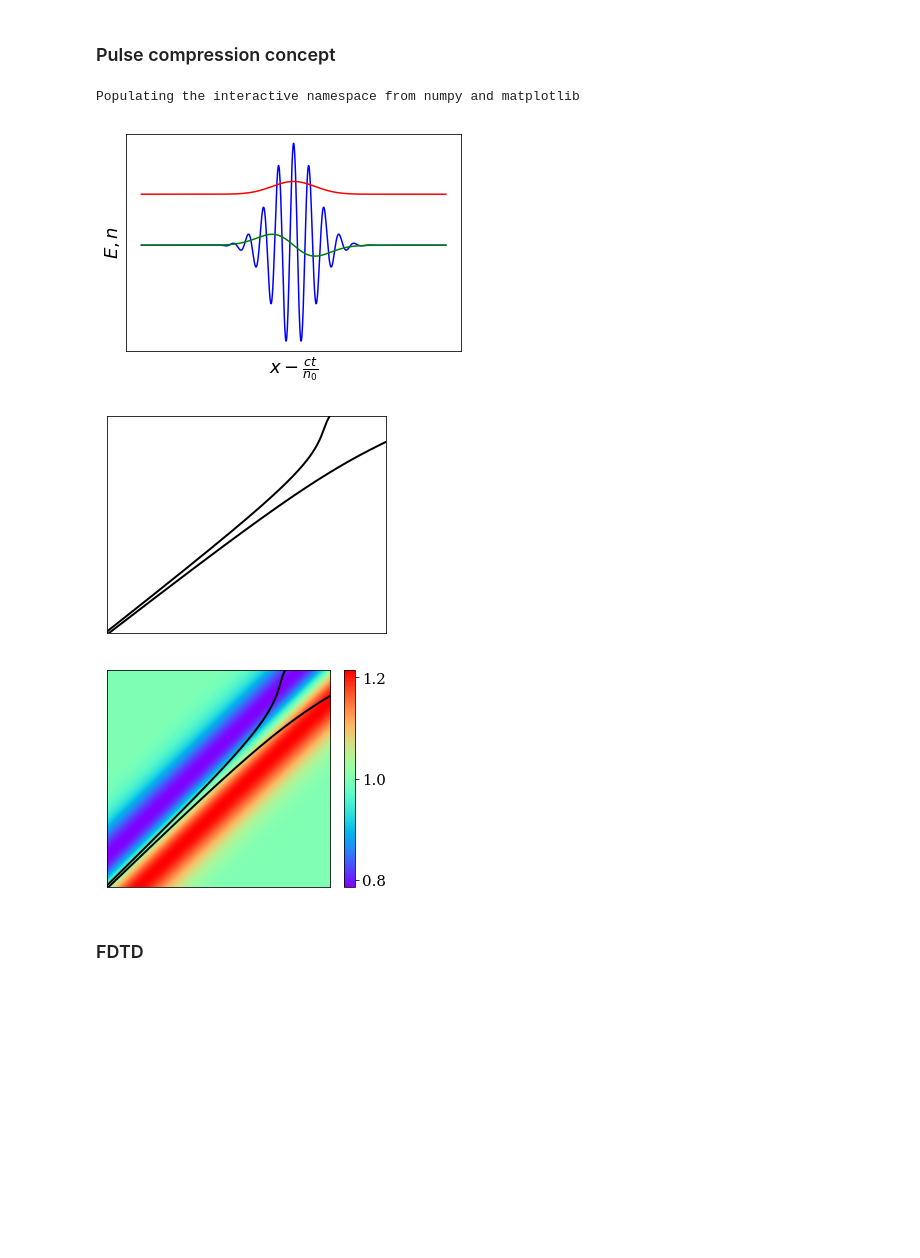
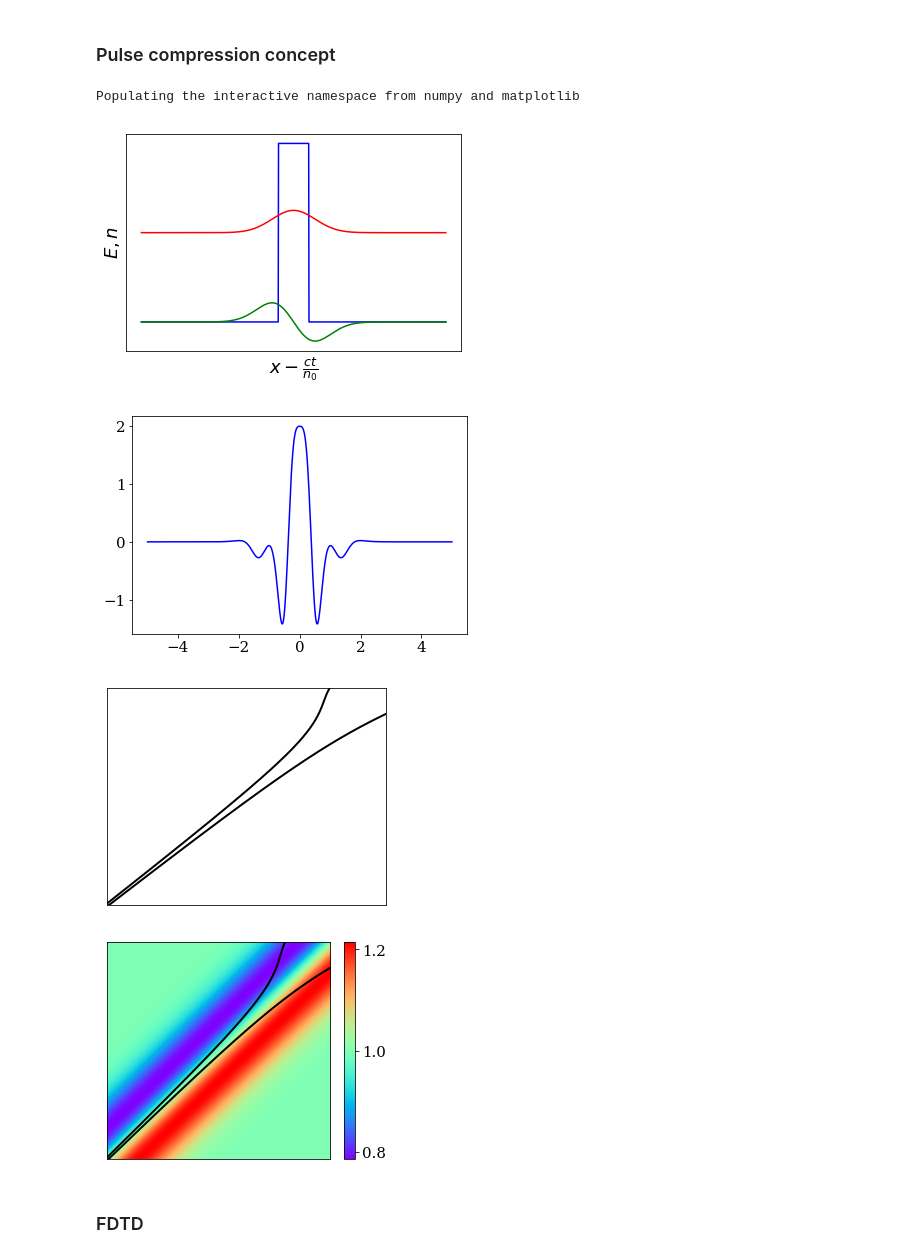
Before and after one commit to nimachm81/myPyCodes, a Jupyter notebook: pulse shaping - compression - space-time variation - FDTD.ipynb, the cells around one changed output. Drawn from its saved outputs; the diff is of its cells as text; code cells hidden in the pictures; blank space fills up the shorter version.

```diff
--- a/pulse shaping - compression - space-time variation - FDTD.ipynb
+++ b/pulse shaping - compression - space-time variation - FDTD.ipynb
@@ -22,10 +22,12 @@ matplotlib.rc('font', **font)
 N = 1000
 X = 1
 k = 2.0*np.pi/X
-f_m = 2
+f_m = 0
 
 x = np.linspace(-5*X, 5*X, N)
 E = 2*np.exp(-x**2)*np.cos(2*np.pi*f_m*x)
+
+E = - np.sign(x - X/2) + np.sign(x + X/2)
 
 x_sym = sp.Symbol('x')
 #n_sym = 1 + 0.25*x_sym*sp.exp(-x_sym**2/3**2)
@@ -42,6 +44,8 @@ plot(x, E, 'b', label=r'$E$')
 plot(x, n, 'r', label=r'$n$')
 plot(x, dn, 'g', label=r'$dn/dt$')
 
+
+
 xlabel(r'$x-\frac{ct}{n_0}$', fontsize=18)
 ylabel(r'$E, n$', fontsize=18)
 
@@ -51,8 +55,12 @@ yticks([])
 #legend()
 
 savefig(os.path.join(dir_name, 'st-pulse-compression-concept'+file_ext), bbox_inches='tight', pad_inches=0.0)
+show()
 
 
+E_modified = 2*np.exp(-x**2)*np.cos(2*np.pi*(f_m+4*dn)*x)
+plot(x, E_modified, 'b', label=r'$E$')
+savefig(os.path.join(dir_name, 'st-pulse-compression-concept-E-modified'+file_ext), bbox_inches='tight', pad_inches=0.0)
 show()
 
 ##----  ST diagram
@@ -90,36 +98,37 @@ plot(x_wm, t, 'k', lw=2)
 
 xlim(np.min(x), np.max(x))
 ylim(np.min(t), np.max(t))
 
 xticks([])
 yticks([])
 
 savefig(os.path.join(dir_name, 'st-pulse-compression-concept-minkowski-E'+file_ext), bbox_inches='tight', pad_inches=0.5)
 show()
 
 #pcolor(x_mesh, t_mesh, n.T, cmap='rainbow')
 imshow(n, cmap='rainbow', vmin=np.min(n), vmax=np.max(n),
            extent=[x.min(), x.max(), t.min(), t.max()],
            interpolation='bicubic', origin='lower', aspect='auto')
 colorbar(ticks=[0.8, 1.0, 1.2])
 
 plot(x_wp, t, 'k', lw=2)
 plot(x_wm, t, 'k', lw=2)
 
 
 xlim(np.min(x), np.max(x))
 ylim(np.min(t), np.max(t))
 
 xticks([])
 yticks([])
 
 savefig(os.path.join(dir_name, 'st-pulse-compression-concept-minkowski-n'+file_ext), bbox_inches='tight', pad_inches=0.0)
 show()
 # %% [output]
 Populating the interactive namespace from numpy and matplotlib
-[figure, old version]
+[figure, new version]
-[figure, old version]
+[figure, new version]
-[figure, old version]
+[figure, new version]
+[figure, added]
 # %% [markdown]
 ### FDTD
 # %%
```
